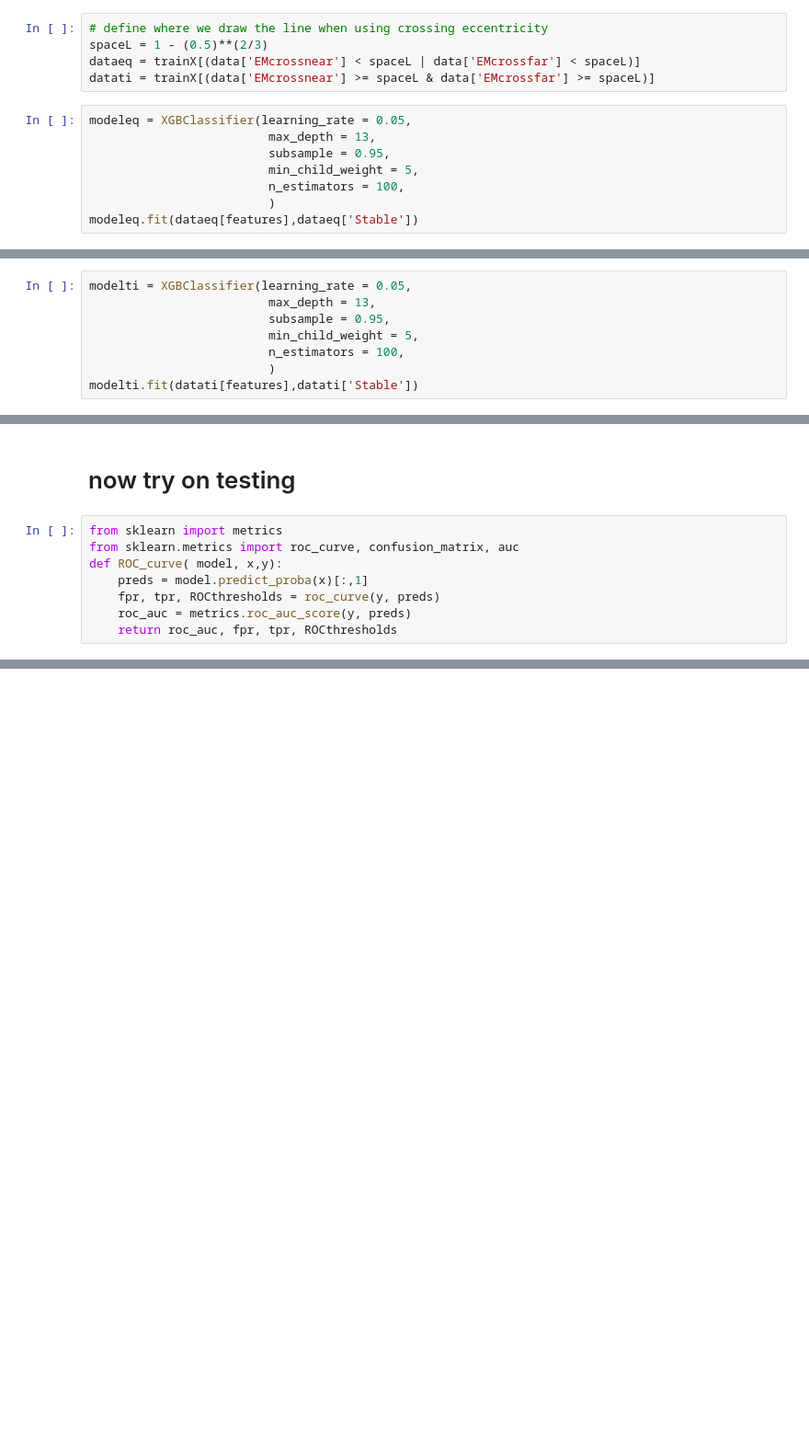
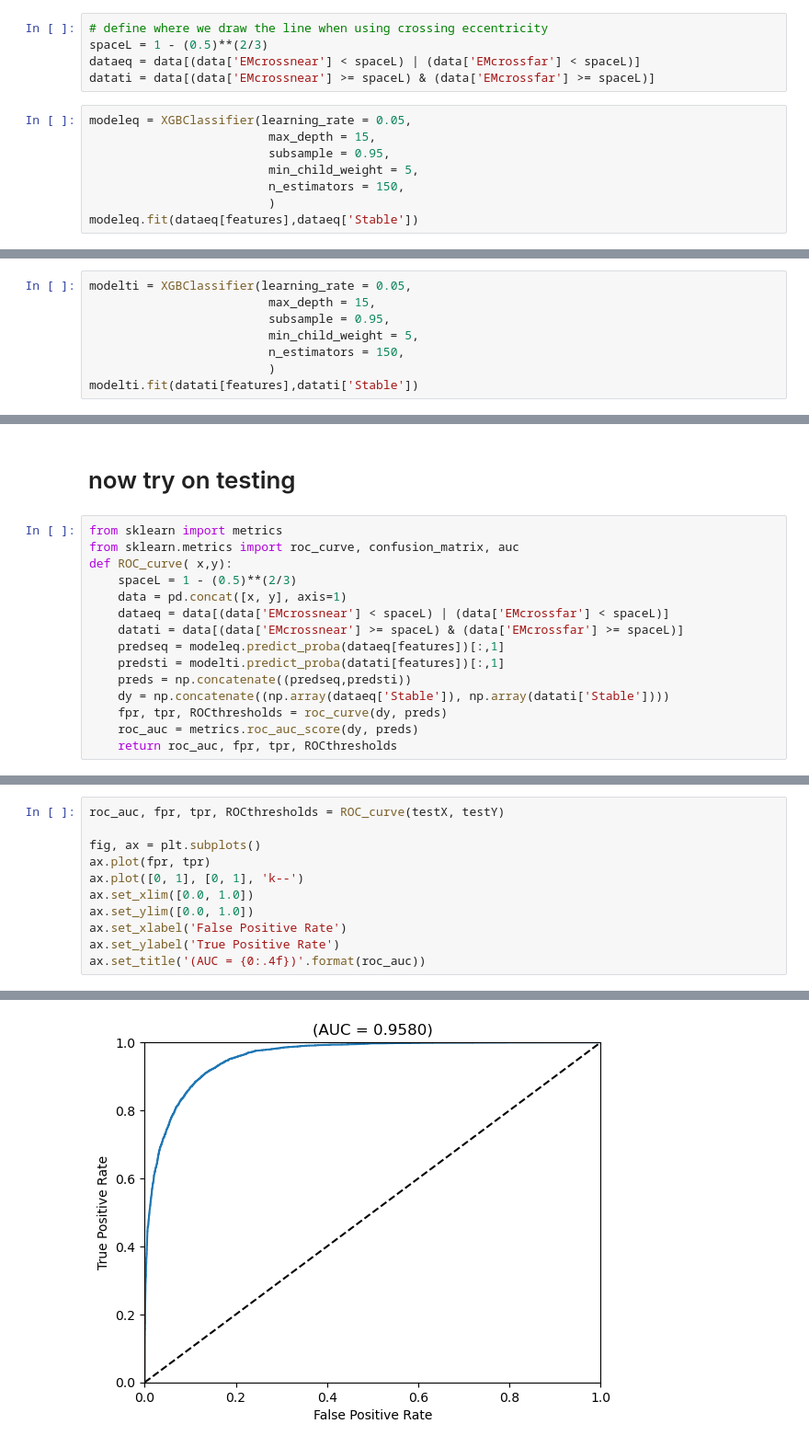
Before and after one commit to Ethadhani/spockUpdate, a Jupyter notebook: paper_plots/splitDataTest.ipynb, the cells around one changed output, grey strips where cells are left out. Shown at 92% size. Saved outputs shown, nothing was run; the diff lists cells and outputs as text; blank space fills up the shorter version.

```diff
--- a/paper_plots/splitDataTest.ipynb
+++ b/paper_plots/splitDataTest.ipynb
@@ -54,13 +54,13 @@ data = pd.concat([trainX, trainY], axis=1)
 # %%
 # define where we draw the line when using crossing eccentricity
 spaceL = 1 - (0.5)**(2/3)
-dataeq = trainX[(data['EMcrossnear'] < spaceL | data['EMcrossfar'] < spaceL)]
-datati = trainX[(data['EMcrossnear'] >= spaceL & data['EMcrossfar'] >= spaceL)]
+dataeq = data[(data['EMcrossnear'] < spaceL) | (data['EMcrossfar'] < spaceL)]
+datati = data[(data['EMcrossnear'] >= spaceL) & (data['EMcrossfar'] >= spaceL)]
 # %%
 modeleq = XGBClassifier(learning_rate = 0.05,
-                         max_depth = 13,
+                         max_depth = 15,
                          subsample = 0.95,
                          min_child_weight = 5,
-                         n_estimators = 100,
+                         n_estimators = 150,
                          )
 modeleq.fit(dataeq[features],dataeq['Stable'])
@@ -67,8 +79,8 @@ modeleq.fit(dataeq[features],dataeq['Stable'])
 # %%
 modelti = XGBClassifier(learning_rate = 0.05,
-                         max_depth = 13,
+                         max_depth = 15,
                          subsample = 0.95,
                          min_child_weight = 5,
-                         n_estimators = 100,
+                         n_estimators = 150,
                          )
 modelti.fit(datati[features],datati['Stable'])
@@ -91,8 +151,15 @@ ax.invert_yaxis()
 # %%
 from sklearn import metrics
 from sklearn.metrics import roc_curve, confusion_matrix, auc
-def ROC_curve( model, x,y):
-    preds = model.predict_proba(x)[:,1]
-    fpr, tpr, ROCthresholds = roc_curve(y, preds)
-    roc_auc = metrics.roc_auc_score(y, preds)
+def ROC_curve( x,y):
+    spaceL = 1 - (0.5)**(2/3)
+    data = pd.concat([x, y], axis=1)
+    dataeq = data[(data['EMcrossnear'] < spaceL) | (data['EMcrossfar'] < spaceL)]
+    datati = data[(data['EMcrossnear'] >= spaceL) & (data['EMcrossfar'] >= spaceL)]
+    predseq = modeleq.predict_proba(dataeq[features])[:,1]
+    predsti = modelti.predict_proba(datati[features])[:,1]
+    preds = np.concatenate((predseq,predsti))
+    dy = np.concatenate((np.array(dataeq['Stable']), np.array(datati['Stable'])))
+    fpr, tpr, ROCthresholds = roc_curve(dy, preds)
+    roc_auc = metrics.roc_auc_score(dy, preds)
     return roc_auc, fpr, tpr, ROCthresholds
@@ -100,0 +175,12 @@ roc_auc, fpr, tpr, ROCthresholds = ROC_curve(model, testX.drop(columns=exclude),
+# %%
+roc_auc, fpr, tpr, ROCthresholds = ROC_curve(testX, testY)
+
+fig, ax = plt.subplots()
+ax.plot(fpr, tpr)
+ax.plot([0, 1], [0, 1], 'k--')
+ax.set_xlim([0.0, 1.0])
+ax.set_ylim([0.0, 1.0])
+ax.set_xlabel('False Positive Rate')
+ax.set_ylabel('True Positive Rate')
+ax.set_title('(AUC = {0:.4f})'.format(roc_auc))
+# %% [output]
@@ -100,0 +188 @@ roc_auc, fpr, tpr, ROCthresholds = ROC_curve(model, testX.drop(columns=exclude),
+[figure, added]
```
Also changed, not shown: parts of 11 cells of this notebook, 1 other file.
